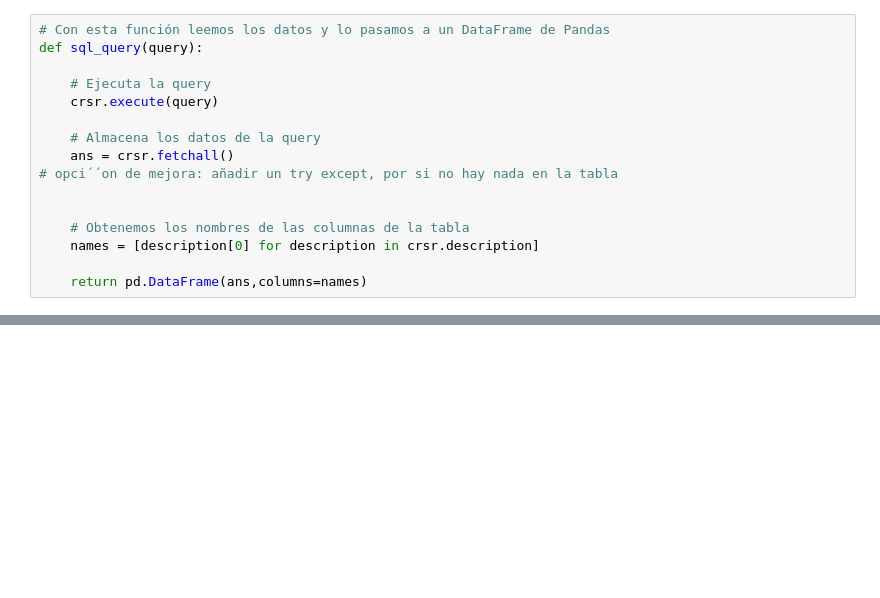
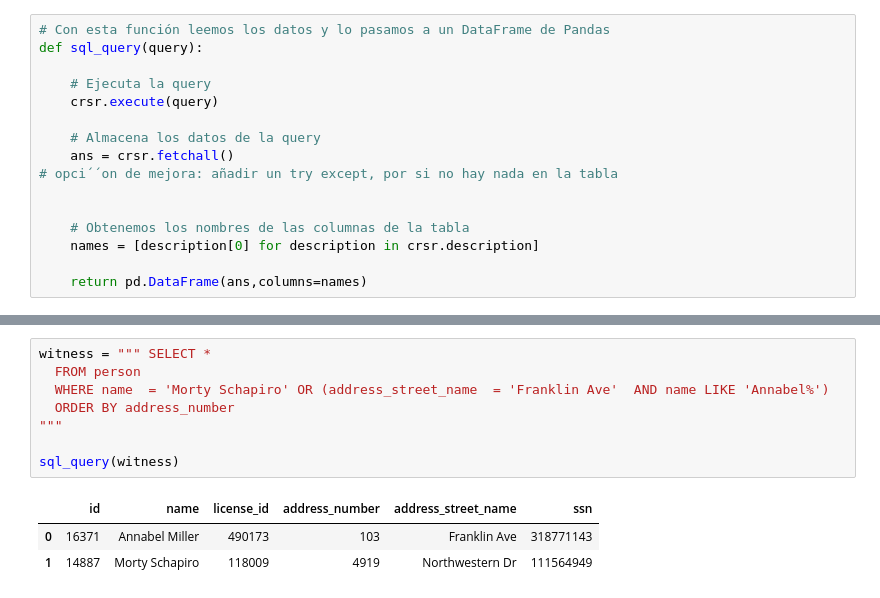
Before and after one commit to LauraGSanchz/DS_PT_09_2023, a Jupyter notebook: Data_Analysis/7-Bases_de_datos/SQL/Ejercicicio_individual_II/murder_game/sql_murder.ipynb, the cells around one changed output, grey strips where cells are left out. Cells and saved outputs as stored; diff of their text form; blank space fills up the shorter version.

```diff
--- a/Data_Analysis/7-Bases_de_datos/SQL/Ejercicicio_individual_II/murder_game/sql_murder.ipynb
+++ b/Data_Analysis/7-Bases_de_datos/SQL/Ejercicicio_individual_II/murder_game/sql_murder.ipynb
@@ -39,0 +70,12 @@ SELECT *
+# %%
+witness = """ SELECT *
+  FROM person
+  WHERE name  = 'Morty Schapiro' OR (address_street_name  = 'Franklin Ave'  AND name LIKE 'Annabel%')
+  ORDER BY address_number
+"""
+
+sql_query(witness)
+# %% [output]
+|  | id | name | license_id | address_number | address_street_name | ssn |
+| 0 | 16371 | Annabel Miller | 490173 | 103 | Franklin Ave | 318771143 |
+| 1 | 14887 | Morty Schapiro | 118009 | 4919 | Northwestern Dr | 111564949 |
```
Also changed, not shown: parts of 15 cells of this notebook, 2 other files.
